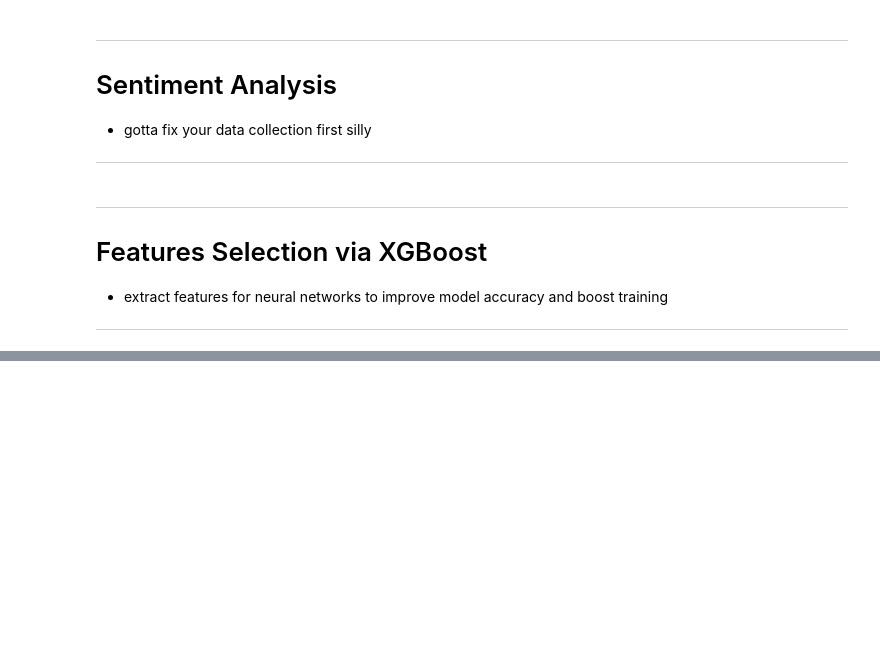
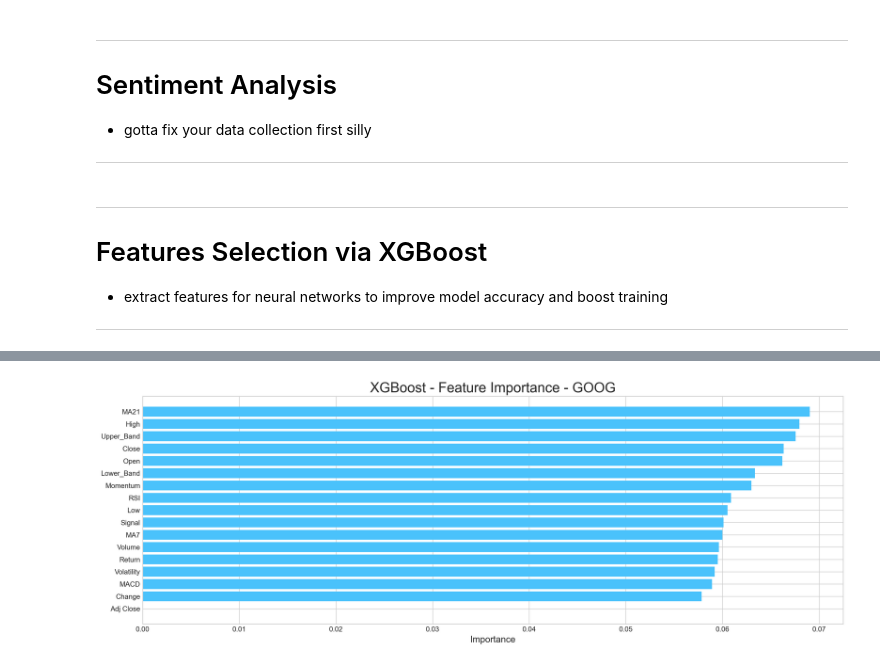
Before and after one commit to bridaniels/StockAnalysis, a Jupyter notebook: technicalndicators/learner.ipynb, the cells around one changed output, grey strips where cells are left out. Cells and saved outputs as stored; diff of their text form; code cells hidden in the pictures; blank space fills up the shorter version.

Commit message:
through XGBoost

```diff
--- a/technicalndicators/learner.ipynb
+++ b/technicalndicators/learner.ipynb
@@ -267,0 +276,10 @@ Accuracy: 52.83333%
+# %%
+scaled_ticker = scale(stocks[ticker.lower()], scale=(0,1))
+# print(scaled_ticker)
+# %%
+X = scaled_ticker[:-1]
+Y = stocks[ticker.lower()].Return.shift(-1)[:-1]
+# print(Y)
+# %%
+xgb = XGBClassifier()
+xgb.fit(X[1500:],Y[1500:])
@@ -267,0 +298,14 @@ Accuracy: 52.83333%
+# %%
+important_features = pd.DataFrame({ 'Feature': X.columns,
+                                  'Importance': xgb.feature_importances_}) \
+                                .sort_values('Importance', ascending=True)
+# %%
+plt.figure(figsize=(18,6))
+plt.style.use('seaborn-whitegrid')
+plt.barh(important_features.Feature, important_features.Importance, color=lightblue)
+
+plt.title(f"XGBoost - Feature Importance - {ticker.upper()}", fontsize=20)
+plt.xlabel('Importance', fontsize=13)
+plt.show()
+# %% [output]
+[figure, added]
```
Also changed, not shown: parts of 22 cells of this notebook.
